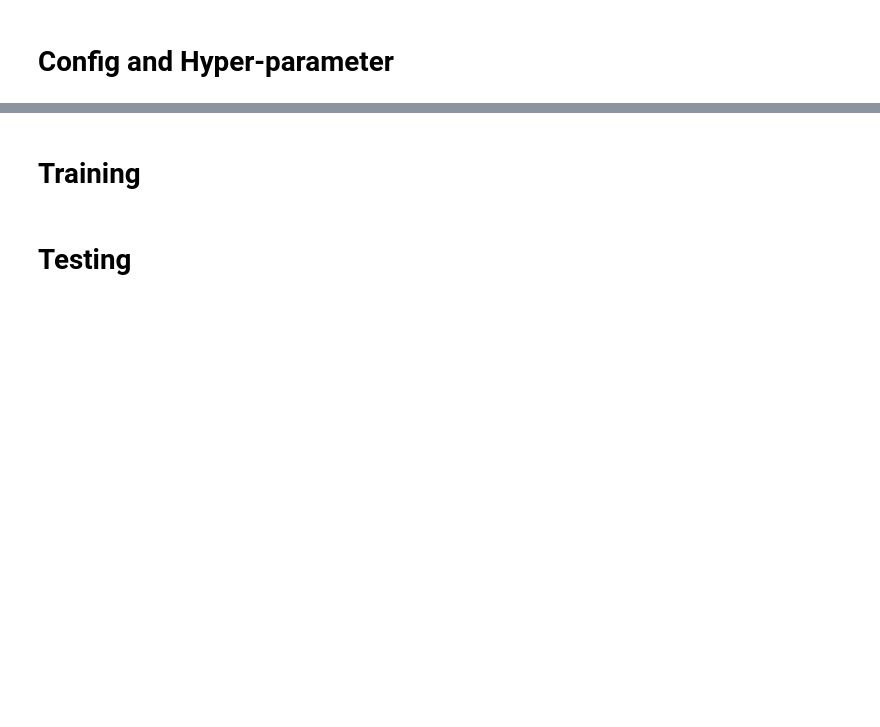
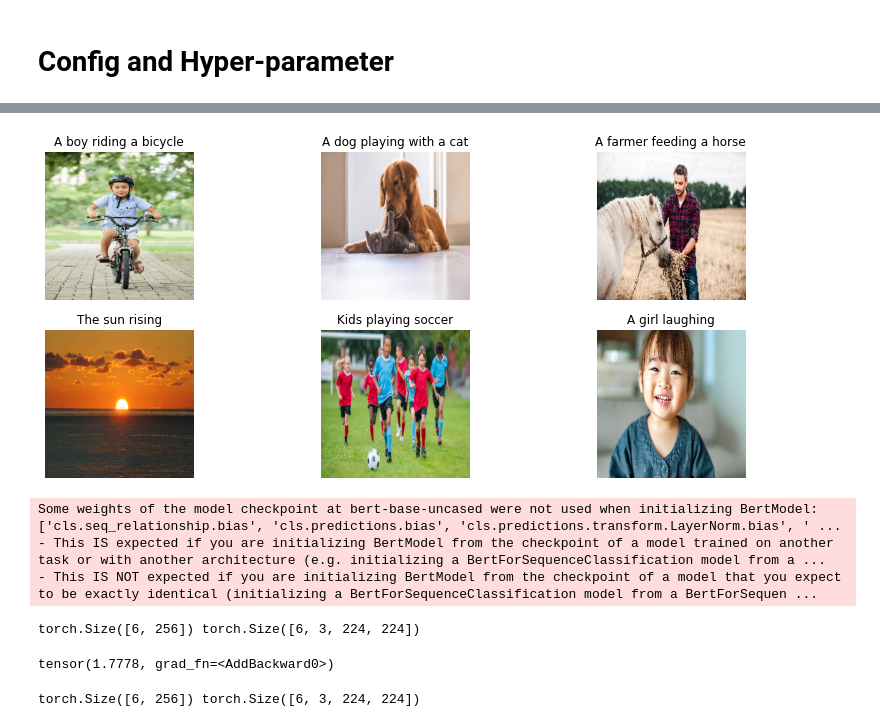
Before and after one commit to NLP-Final-Projects/CLIPath, a Jupyter notebook: MainModel_Clip.ipynb, the cells around one changed output, grey strips where cells are left out. Drawn from its saved outputs; the diff is of its cells as text; code cells hidden in the pictures; blank space fills up the shorter version.

Commit message:
add new model

```diff
--- a/MainModel_Clip.ipynb
+++ b/MainModel_Clip.ipynb
@@ -104,19 +64,0 @@ model = model.float()
-# %%
-layer_num = [0, 0]
-freeze_layer_thr = 20
-
-for param in model.transformer.parameters():
-    layer_num[0]+=1
-for param in model.visual.parameters():
-    layer_num[1]+=1
-
-for i, param in enumerate(model.transformer.parameters()):
-    if freeze_layer_thr >= layer_num[0] - i:
-        param.requires_grad = True
-    else:
-        param.requires_grad = False
-for i, param in enumerate(model.visual.parameters()):
-    if freeze_layer_thr >= layer_num[1] - i:
-        param.requires_grad = True
-    else:
-        param.requires_grad = False
@@ -139,2 +64,0 @@ scheduler = torch.optim.lr_scheduler.OneCycleLR(optimizer,
-# %% [markdown]
-# Training
@@ -191,2 +64,0 @@ train_model(model=model, optimizer=optimizer, scheduler=scheduler, num_epochs=EP
-# %% [markdown]
-# Testing
@@ -207,0 +65,40 @@ print(f'Test loss: {total_loss}')
+# %%
+image_urls = ["https://s3.envato.com/files/273742079/DSC_1768.jpg",
+              "https://www.omlet.us/images/originals/british_shorthair_playing_with_dog.jpg",
+              "https://previews.123rf.com/images/gstockstudio/gstockstudio1509/gstockstudio150900214/45292178-i-love-this-horse-side-view-of-young-farmer-feeding-horse-while-standing-in-the-field.jpg",
+              "https://static.toiimg.com/photo/45773211.cms",
+              "https://www.rand.org/content/rand/blog/2020/07/california-could-develop-guidance-to-reopen-youth/_jcr_content/par/blogpost.aspectcrop.868x455.ct.jpg/1595445851928.jpg",
+              "https://media-cldnry.s-nbcnews.com/image/upload/rockcms/2022-10/girl-names-that-start-with-c-zz-221027-768b76.jpg"]
+
+texts = ['A boy riding a bicycle',
+         'A dog playing with a cat',
+         'A farmer feeding a horse',
+         'The sun rising',
+         'Kids playing soccer',
+         "A girl laughing"]
+
+
+images = []
+for url in image_urls:
+    response = requests.get(url)
+    tmp = PIL.Image.open(BytesIO(response.content)).convert("RGB")
+    tmp = tmp.resize((224, 224), resample=0)
+    images.append(np.array(tmp))
+images = np.array(images).astype('float32')
+
+plt.figure(figsize=(14, 6))
+for i in range(6):
+    plt.subplot(23*10+i+1)
+    plt.imshow(images[i].astype('int'))
+    plt.title(texts[i])
+    plt.axis('off')
+plt.show()
+# %% [output]
+[figure, added]
+# %%
+bert_tokenizer = AutoTokenizer.from_pretrained("bert-base-uncased")
+bert_model = BertModel.from_pretrained("bert-base-uncased")
+# %% [output]
+Some weights of the model checkpoint at bert-base-uncased were not used when initializing BertModel: ['cls.seq_relationship.bias', 'cls.predictions.bias', 'cls.predictions.transform.LayerNorm.bias', ' ...
+- This IS expected if you are initializing BertModel from the checkpoint of a model trained on another task or with another architecture (e.g. initializing a BertForSequenceClassification model from a ...
+- This IS NOT expected if you are initializing BertModel from the checkpoint of a model that you expect to be exactly identical (initializing a BertForSequenceClassification model from a BertForSequen ...
@@ -207,0 +139,16 @@ print(f'Test loss: {total_loss}')
+# %%
+text_test = torch.randint(0, 10000, (6, 256))
+images_test = torch.randn(6, 3, 224, 224)
+print(text_test.shape, images_test.shape)
+loss = model(text_test, images_test, return_loss = True)
+loss
+# %% [output]
+torch.Size([6, 256]) torch.Size([6, 3, 224, 224])
+tensor(1.7778, grad_fn=<AddBackward0>)
+# %%
+ntexts = clip.tokenize(texts, context_length=256)
+images_tensor = torch.from_numpy(images)
+images_tensor = torch.permute(images_tensor, (0,3,2,1))
+print(ntexts.shape, images_tensor.shape)
+# %% [output]
+torch.Size([6, 256]) torch.Size([6, 3, 224, 224])
```
Also changed, not shown: parts of 29 cells of this notebook, 1 other file.
